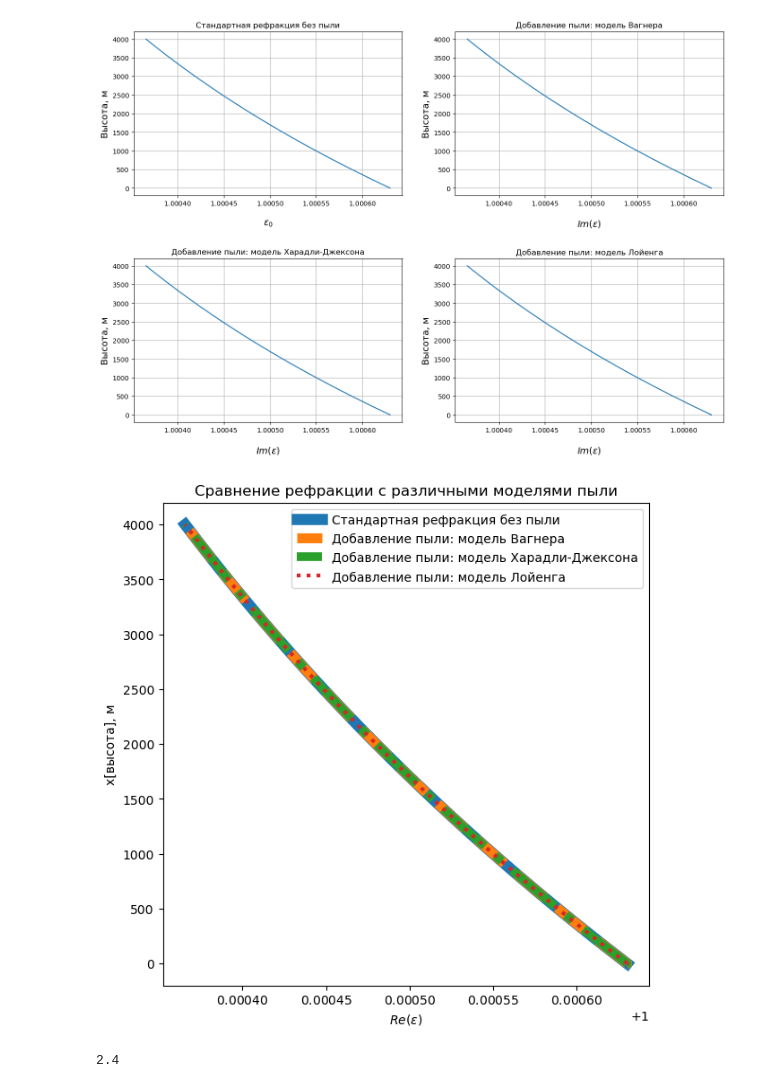
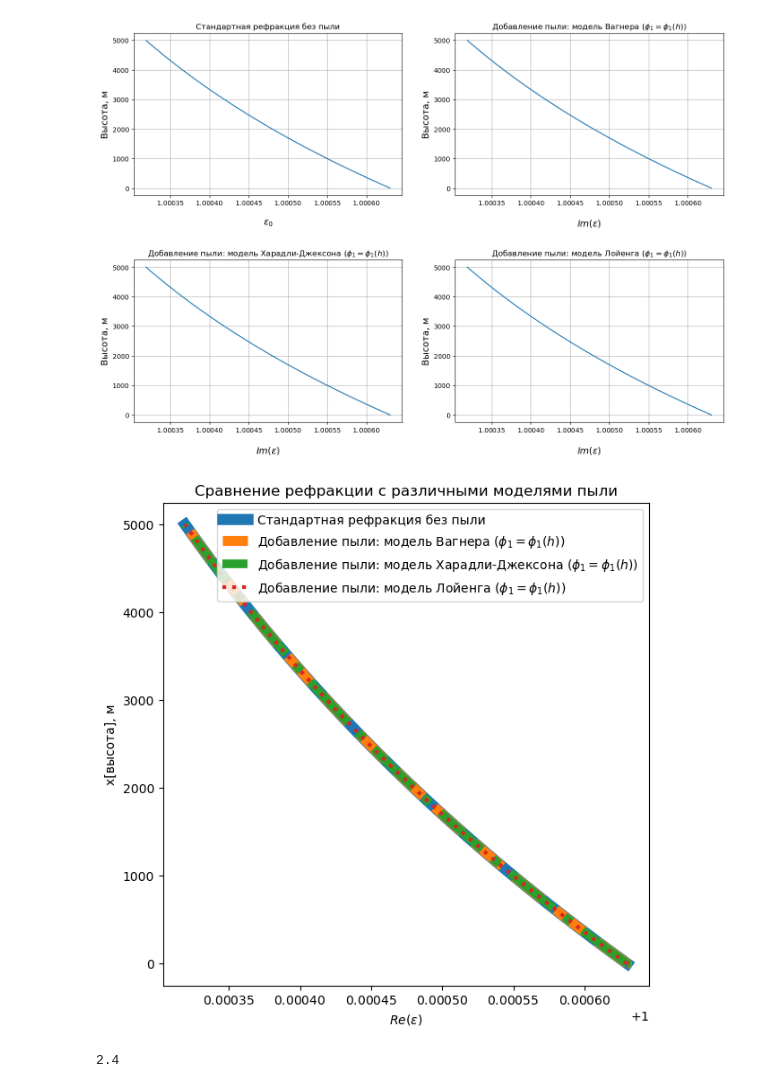
Before and after one commit to Margo-10/pe_radiowaves, a Jupyter notebook: pe_radiowaves.ipynb, the cells around one changed output. Saved outputs shown, nothing was run; the diff lists cells and outputs as text; code cells hidden in the pictures.

```diff
--- a/pe_radiowaves.ipynb
+++ b/pe_radiowaves.ipynb
@@ -147,5 +147,5 @@ plt.show()
 # %%
-H_max = 4000
+H_max = 5000
 phi_1 = [0]*(H_max*coeff+1)
 h = np.linspace(0, H_max, H_max*coeff+1)
 eps_0 = [0]*(H_max*coeff+1)
@@ -171,7 +171,7 @@ for i in range(H_max*coeff+1):
     eps_0[i] =  pow ((1 + (315*math.exp(-1.36 *1.e-4*h[i]))*1.e-6),2)
 # %%
 for i in range(H_max*coeff):
-    phi_1[i+1] = C*pow(h_0/((i+1)*(h[2]-h[1])),b)/(rho*pow(V_0,gamma))
+    phi_1[i+1] = C*pow(h_0/h[i+1],b)/(rho*pow(V_0,gamma))
 # %%
 
 for i in range(H_max*coeff+1):
@@ -222,4 +222,5 @@ plt.show()
 # %%
+
 for i in range(H_max*coeff+1):
     eps_w_complex[i]  = 3*eps_0[i]*phi_1[i]*(eps_1.imag-eps_0[i])/(eps_1.imag+2*eps_0[i]) + eps_0[i]
 
@@ -241,21 +242,21 @@ axs[0, 0].grid(True)
 axs[0, 1].plot(eps_w_complex, h)
 axs[0, 1].set_xlabel('$Im(ε)$', fontsize = 14, labelpad=18)
 axs[0, 1].set_ylabel('Высота, м', fontsize = 14)
-axs[0, 1].set_title('Добавление пыли: модель Вагнера')
+axs[0, 1].set_title('Добавление пыли: модель Вагнера ($\phi_1 = \phi_1(h) $)')
 axs[0, 1].ticklabel_format(style='scientific', axis='x', useMathText=True, useOffset=False)
 axs[0, 1].grid(True)
 
 axs[1, 0].plot(eps_kj_complex, h)
 axs[1, 0].set_xlabel('$Im(ε)$', fontsize = 14, labelpad=18)
 axs[1, 0].set_ylabel('Высота, м', fontsize = 14)
-axs[1, 0].set_title('Добавление пыли: модель Харадли-Джексона')
+axs[1, 0].set_title('Добавление пыли: модель Харадли-Джексона ($\phi_1 = \phi_1(h)$)')
 axs[1, 0].ticklabel_format(style='scientific', axis='x', useMathText=True, useOffset=False)
 axs[1, 0].grid(True)
 
 axs[1, 1].plot(eps_l_complex, h)
 axs[1, 1].set_xlabel('$Im(ε)$', fontsize = 14, labelpad=18)
 axs[1, 1].set_ylabel('Высота, м', fontsize = 14)
-axs[1, 1].set_title('Добавление пыли: модель Лойенга')
+axs[1, 1].set_title('Добавление пыли: модель Лойенга ($\phi_1 = \phi_1(h) $)')
 axs[1, 1].ticklabel_format(style='scientific', axis='x', useMathText=True, useOffset=False)
 axs[1, 1].grid(True)
 
@@ -263,31 +264,31 @@ axs[1, 1].grid(True)
 plt.tight_layout(pad=3.0)
 plt.show()
 # %% [output]
-[figure, old version]
+[figure, new version]
 # %%
 plt.figure(figsize=(7, 7))
 
 # Первый график
 plt.plot(eps_0, h, linestyle='-', linewidth='9', label='Стандартная рефракция без пыли')
 
 # Второй график
-plt.plot(eps_w_real, h, linestyle='--', linewidth='8',  label='Добавление пыли: модель Вагнера')
+plt.plot(eps_w_real, h, linestyle='--', linewidth='8',  label='Добавление пыли: модель Вагнера ($\phi_1 = \phi_1(h) $)')
 
 # Третий график
-plt.plot(eps_kj_real, h, linestyle='-.', linewidth='7',  label='Добавление пыли: модель Харадли-Джексона')
+plt.plot(eps_kj_real, h, linestyle='-.', linewidth='7',  label='Добавление пыли: модель Харадли-Джексона ($\phi_1 = \phi_1(h) $)')
 
 # Четвертый график
-plt.plot(eps_l_real, h, linestyle=':', linewidth='3', label='Добавление пыли: модель Лойенга')
+plt.plot(eps_l_real, h, linestyle=':', linewidth='3', label='Добавление пыли: модель Лойенга ($\phi_1 = \phi_1(h) $)')
 
 plt.xlabel('$Re(ε)$')
 plt.ylabel('x[высота], м')
 plt.title('Сравнение рефракции с различными моделями пыли')
 plt.ticklabel_format(style='scientific', axis='x', useMathText=True)
 plt.legend()
 
 plt.show()
 # %% [output]
-[figure, old version]
+[figure, new version]
 # %%
 data7 = np.genfromtxt(r"C:\\GitHub\\pe_radiowaves\\5_tilt.txt",encoding='utf-8').transpose()
 # %%
```
Also changed, not shown: parts of 4 cells of this notebook, 2 other files.
